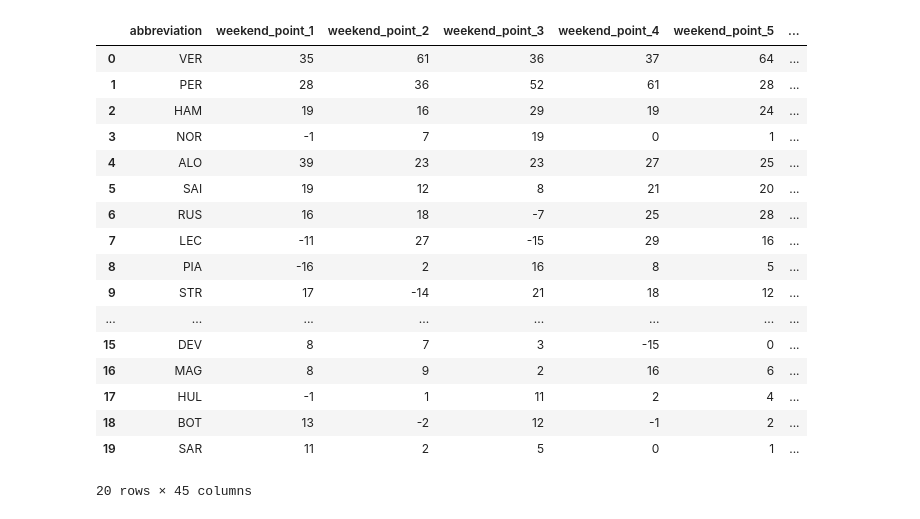
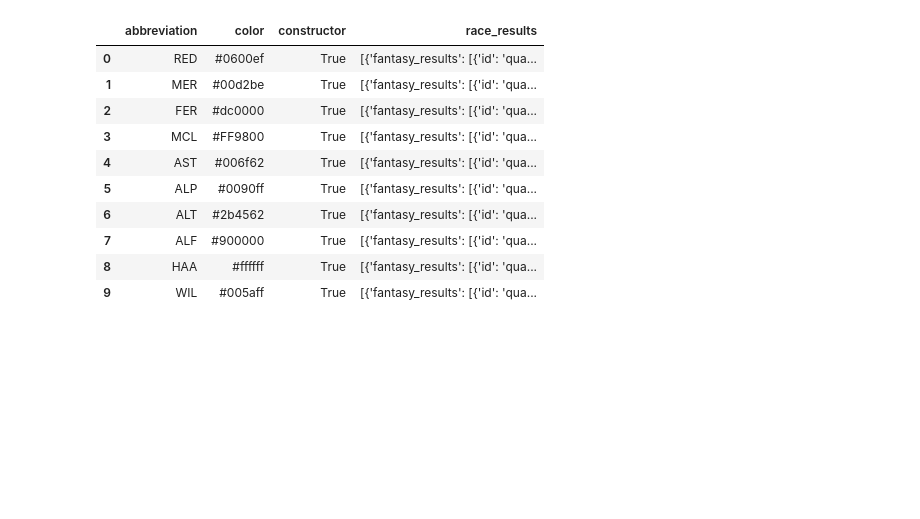
Before and after one commit to ARCadete21/Capstone-Project, a Jupyter notebook: fantasy_data_treatment.ipynb, the cells around one changed output. Saved outputs shown, nothing was run; the diff lists cells and outputs as text; code cells hidden in the pictures; blank space fills up the shorter version.

```diff
--- a/fantasy_data_treatment.ipynb
+++ b/fantasy_data_treatment.ipynb
@@ -8 +29,15 @@ data.drop(columns=['color', 'constructor'], inplace=True)
+# %%
+constructors
+# %% [output]
+|  | abbreviation | color | constructor | race_results |
+| 0 | RED | #0600ef | True | [{'fantasy_results': [{'id': 'qua... |
+| 1 | MER | #00d2be | True | [{'fantasy_results': [{'id': 'qua... |
+| 2 | FER | #dc0000 | True | [{'fantasy_results': [{'id': 'qua... |
+| 3 | MCL | #FF9800 | True | [{'fantasy_results': [{'id': 'qua... |
+| 4 | AST | #006f62 | True | [{'fantasy_results': [{'id': 'qua... |
+| 5 | ALP | #0090ff | True | [{'fantasy_results': [{'id': 'qua... |
+| 6 | ALT | #2b4562 | True | [{'fantasy_results': [{'id': 'qua... |
+| 7 | ALF | #900000 | True | [{'fantasy_results': [{'id': 'qua... |
+| 8 | HAA | #ffffff | True | [{'fantasy_results': [{'id': 'qua... |
+| 9 | WIL | #005aff | True | [{'fantasy_results': [{'id': 'qua... |
 # %%
@@ -37,21 +141,0 @@ data.drop(columns=['race_results', 'weekend_points', 'price_at_lock'], inplace=T
-# %%
-data
-# %% [output]
-|  | abbreviation | weekend_point_1 | weekend_point_2 | weekend_point_3 | weekend_point_4 | weekend_point_5 | ... |
-| 0 | VER | 35 | 61 | 36 | 37 | 64 | ... |
-| 1 | PER | 28 | 36 | 52 | 61 | 28 | ... |
-| 2 | HAM | 19 | 16 | 29 | 19 | 24 | ... |
-| 3 | NOR | -1 | 7 | 19 | 0 | 1 | ... |
-| 4 | ALO | 39 | 23 | 23 | 27 | 25 | ... |
-| 5 | SAI | 19 | 12 | 8 | 21 | 20 | ... |
-| 6 | RUS | 16 | 18 | -7 | 25 | 28 | ... |
-| 7 | LEC | -11 | 27 | -15 | 29 | 16 | ... |
-| 8 | PIA | -16 | 2 | 16 | 8 | 5 | ... |
-| 9 | STR | 17 | -14 | 21 | 18 | 12 | ... |
-| ... | ... | ... | ... | ... | ... | ... | ... |
-| 15 | DEV | 8 | 7 | 3 | -15 | 0 | ... |
-| 16 | MAG | 8 | 9 | 2 | 16 | 6 | ... |
-| 17 | HUL | -1 | 1 | 11 | 2 | 4 | ... |
-| 18 | BOT | 13 | -2 | 12 | -1 | 2 | ... |
-| 19 | SAR | 11 | 2 | 5 | 0 | 1 | ... |
-20 rows × 45 columns
```
Also changed, not shown: parts of 14 cells of this notebook.
